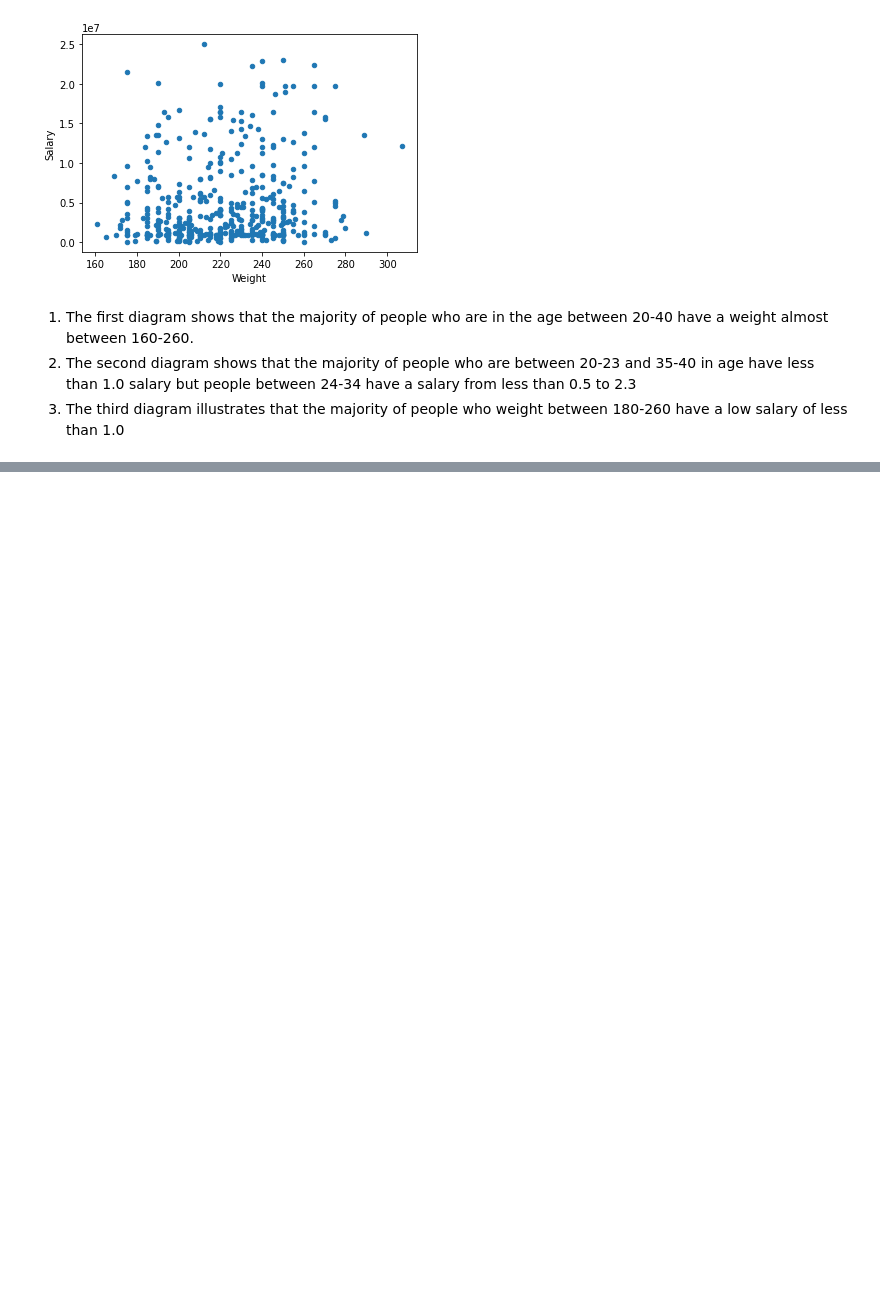
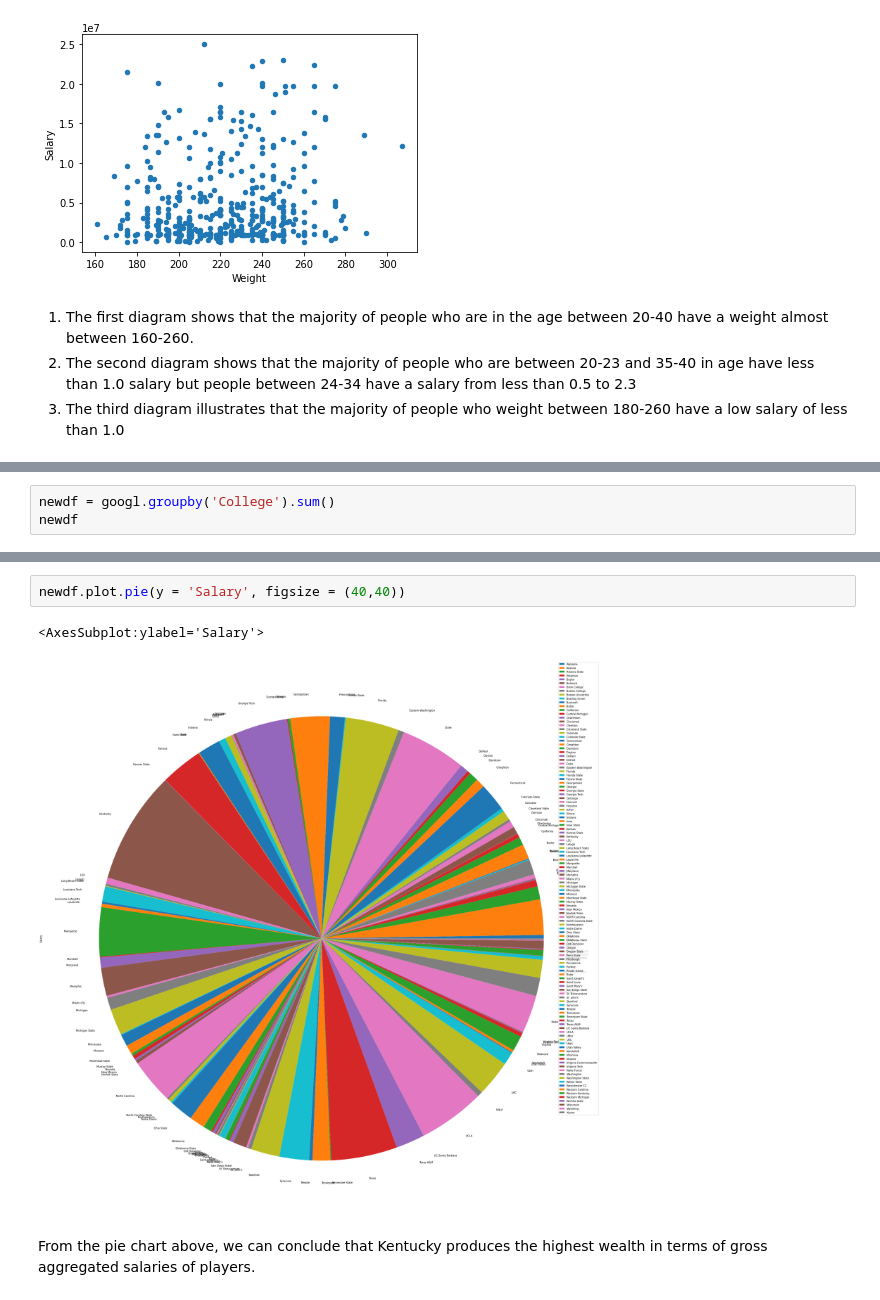
Before and after one commit to SKSattar/Project4, a Jupyter notebook: Project4.ipynb, the cells around one changed output, grey strips where cells are left out. Drawn from its saved outputs; the diff is of its cells as text; blank space fills up the shorter version.

```diff
--- a/Project4.ipynb
+++ b/Project4.ipynb
@@ -78,0 +81,3 @@ scat3 = googl.plot.scatter(x='Weight',
+# %%
+newdf = googl.groupby('College').sum()
+newdf
@@ -78,0 +99,7 @@ scat3 = googl.plot.scatter(x='Weight',
+# %%
+newdf.plot.pie(y = 'Salary', figsize = (40,40))
+# %% [output]
+<AxesSubplot:ylabel='Salary'>
+[figure, added]
+# %% [markdown]
+From the pie chart above, we can conclude that Kentucky produces the highest wealth in terms of gross aggregated salaries of players.
```
Also changed, not shown: parts of 2 cells of this notebook.
